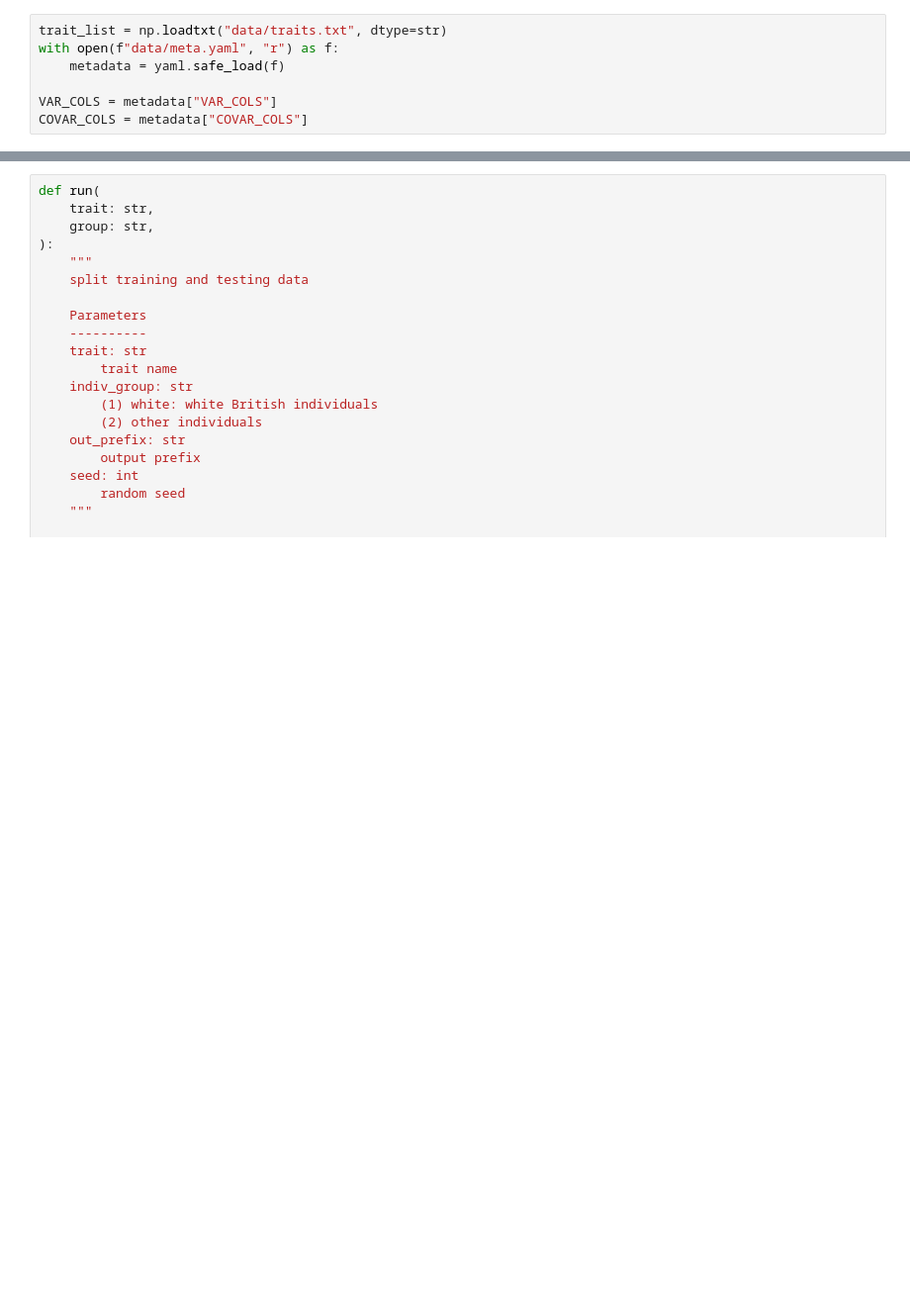
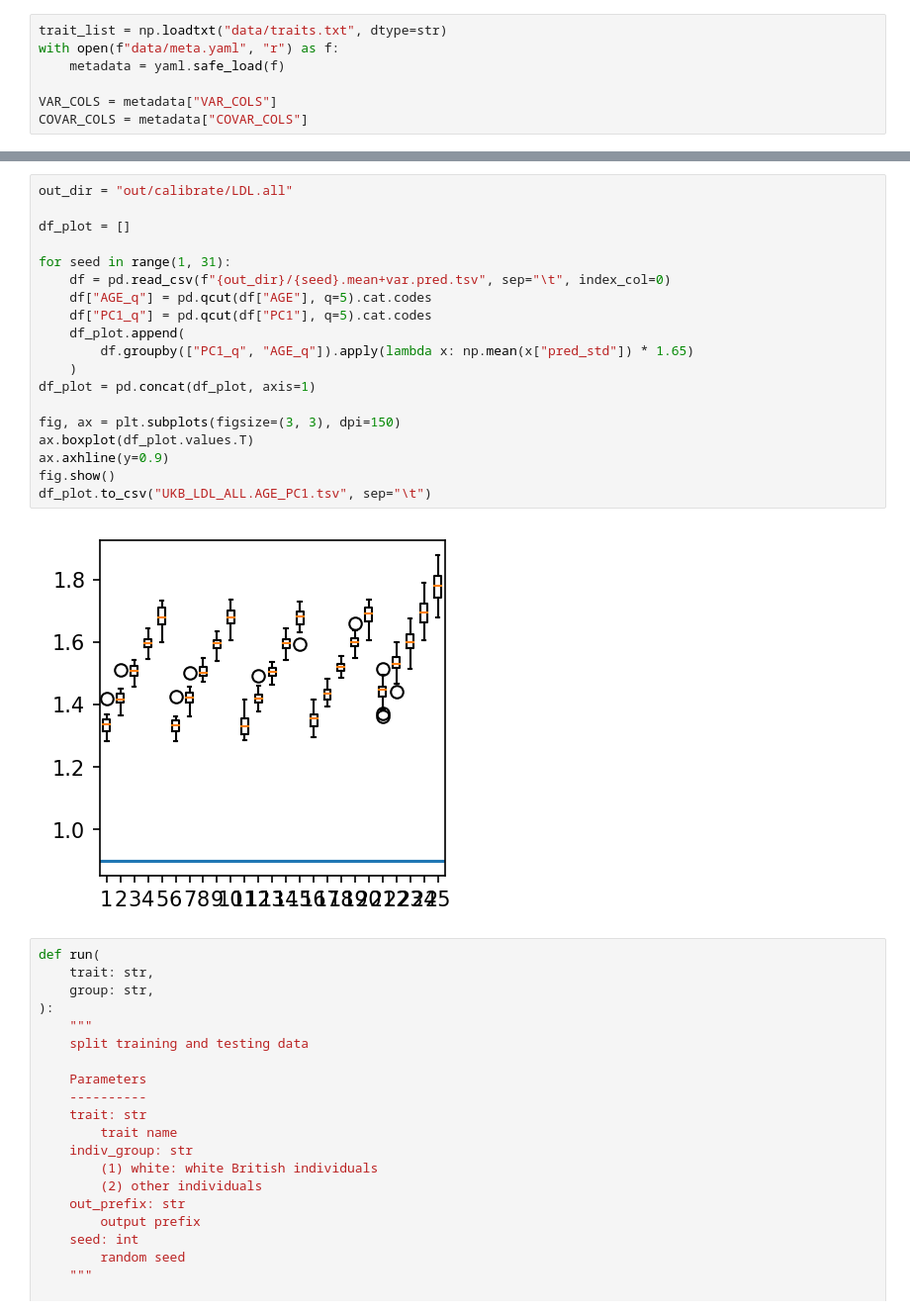
Before and after one commit to KangchengHou/calpred-manuscript, a Jupyter notebook: experiments/final-pipeline/calibrate.ipynb, the cells around one changed output, grey strips where cells are left out. Shown at 99% size. Cells and saved outputs as stored; diff of their text form; blank space fills up the shorter version.

```diff
--- a/experiments/final-pipeline/calibrate.ipynb
+++ b/experiments/final-pipeline/calibrate.ipynb
@@ -64,3 +223,24 @@ def calibrate(prefix: str, trait: str):
+# %%
+out_dir = "out/calibrate/LDL.all"
+
+df_plot = []
+
+for seed in range(1, 31):
+    df = pd.read_csv(f"{out_dir}/{seed}.mean+var.pred.tsv", sep="\t", index_col=0)
+    df["AGE_q"] = pd.qcut(df["AGE"], q=5).cat.codes
+    df["PC1_q"] = pd.qcut(df["PC1"], q=5).cat.codes
+    df_plot.append(
+        df.groupby(["PC1_q", "AGE_q"]).apply(lambda x: np.mean(x["pred_std"]) * 1.65)
+    )
+df_plot = pd.concat(df_plot, axis=1)
+
+fig, ax = plt.subplots(figsize=(3, 3), dpi=150)
+ax.boxplot(df_plot.values.T)
+ax.axhline(y=0.9)
+fig.show()
+df_plot.to_csv("UKB_LDL_ALL.AGE_PC1.tsv", sep="\t")
+# %% [output]
+[figure, added]
 # %%
 def run(
     trait: str,
```
Also changed, not shown: parts of 7 cells of this notebook, 4 other files.
